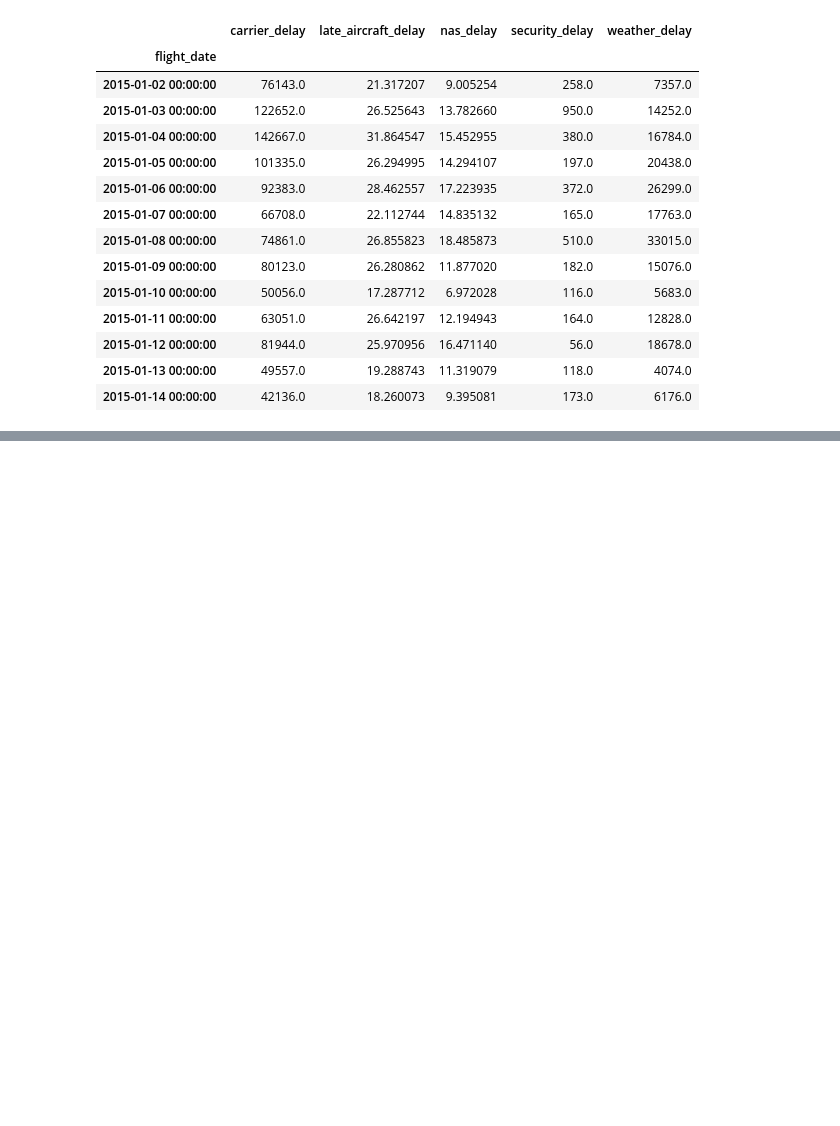
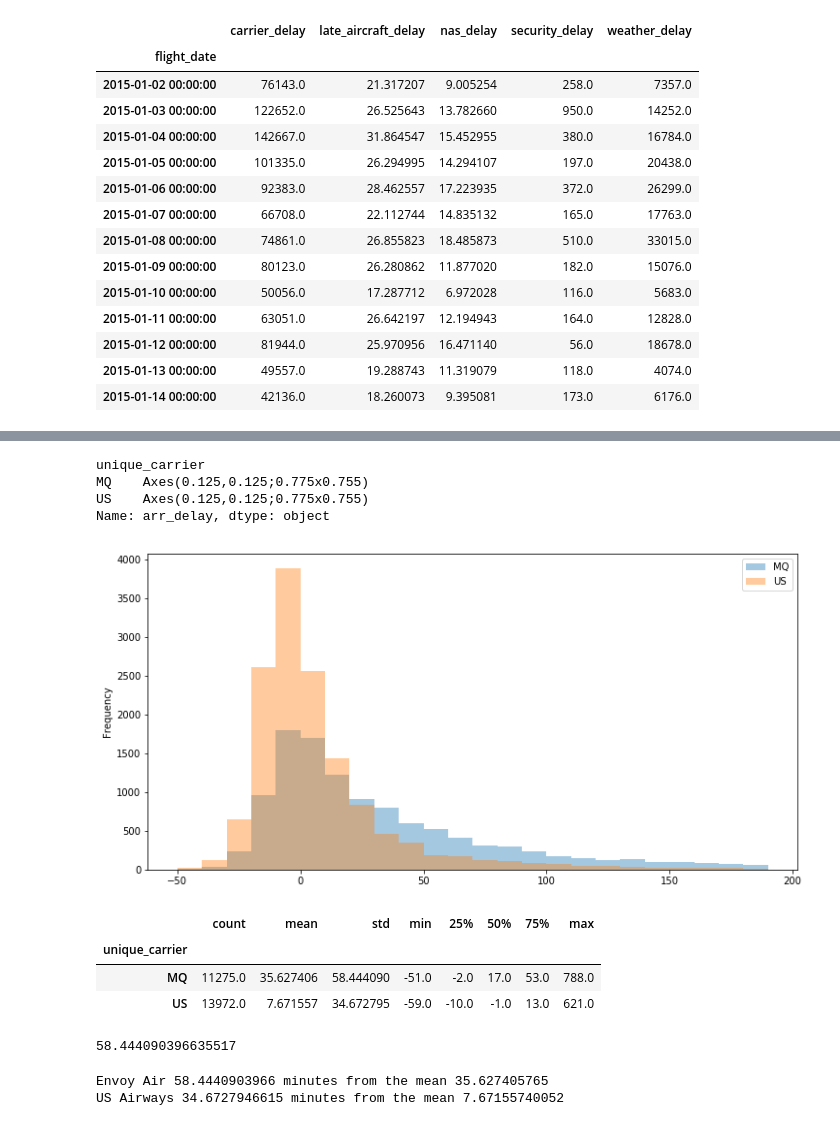
Before and after one commit to alcpinto/python-basics, a Jupyter notebook: notebooks/08analysis.ipynb, the cells around one changed output, grey strips where cells are left out. Saved outputs shown, nothing was run; the diff lists cells and outputs as text; code cells hidden in the pictures; blank space fills up the shorter version.

```diff
--- a/notebooks/08analysis.ipynb
+++ b/notebooks/08analysis.ipynb
@@ -38,0 +250,30 @@ flight_delays_by_day
+# %%
+bin_values = np.arange(start=-50, stop=200, step=10)
+us_mq_airlines_index = data['unique_carrier'].isin(['US','MQ']) # create index of flights from those airlines
+us_mq_airlines = data[us_mq_airlines_index] # select rows
+group_carriers = us_mq_airlines.groupby('unique_carrier')['arr_delay'] # group values by carrier, select minutes delayed
+group_carriers.plot(kind='hist', bins=bin_values, figsize=[12,6], alpha=.4, legend=True) # alpha for transparency
+# %% [output]
+unique_carrier
+MQ    Axes(0.125,0.125;0.775x0.755)
+US    Axes(0.125,0.125;0.775x0.755)
+Name: arr_delay, dtype: object
+[figure, added]
+# %%
+group_carriers_describe = group_carriers.describe()
+group_carriers_describe
+# %% [output]
+|  | count | mean | std | min | 25% | 50% | 75% | max |
+| unique_carrier |  |  |  |  |  |  |  |  |
+| MQ | 11275.0 | 35.627406 | 58.444090 | -51.0 | -2.0 | 17.0 | 53.0 | 788.0 |
+| US | 13972.0 | 7.671557 | 34.672795 | -59.0 | -10.0 | -1.0 | 13.0 | 621.0 |
+# %%
+group_carriers_describe.get_value('MQ', 'std')
+# %% [output]
+58.444090396635517
+# %%
+print('Envoy Air', group_carriers_describe.get_value('MQ', 'std'), 'minutes from the mean', group_carriers_describe.get_value('MQ', 'mean'))
+print('US Airways', group_carriers_describe.get_value('US', 'std'), 'minutes from the mean', group_carriers_describe.get_value('US', 'mean'))
+# %% [output]
+Envoy Air 58.4440903966 minutes from the mean 35.627405765
+US Airways 34.6727946615 minutes from the mean 7.67155740052
```
Also changed, not shown: parts of 26 cells of this notebook.
